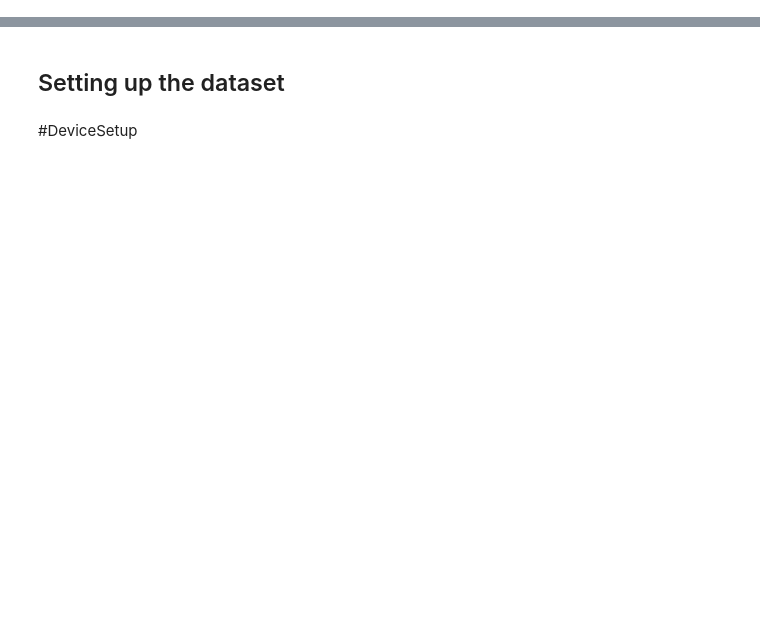
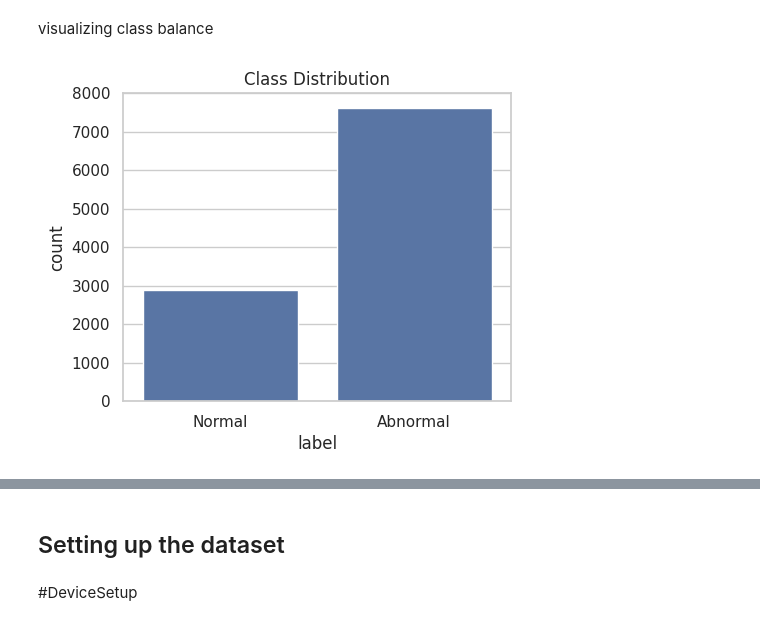
Before and after one commit to Kovarthanan07/INM706_Coursework, a Jupyter notebook: main.ipynb, the cells around one changed output, grey strips where cells are left out. Saved outputs shown, nothing was run; the diff lists cells and outputs as text; code cells hidden in the pictures; blank space fills up the shorter version.

```diff
--- a/main.ipynb
+++ b/main.ipynb
@@ -0,0 +13,5 @@
+# %%
+
+
+normal_df = pd.read_csv(normal_path, header=None)
+abnormal_df = pd.read_csv(abnormal_path, header=None)
@@ -0,0 +25,3 @@
+# %%
+normal_df['label'] = 0  # 0 for normal
+abnormal_df['label'] = 1  # 1 for abnormal
@@ -0,0 +30,2 @@
+# %%
+df = pd.concat([normal_df, abnormal_df], ignore_index=True)
@@ -0,0 +53,10 @@
+# %% [markdown]
+visualizing class balance
+# %%
+plt.figure(figsize=(5,4))
+sns.countplot(data=df, x='label')
+plt.title('Class Distribution')
+plt.xticks([0, 1], ['Normal', 'Abnormal'])
+plt.show()
+# %% [output]
+[figure, added]
```
Also changed, not shown: parts of 46 cells of this notebook.
